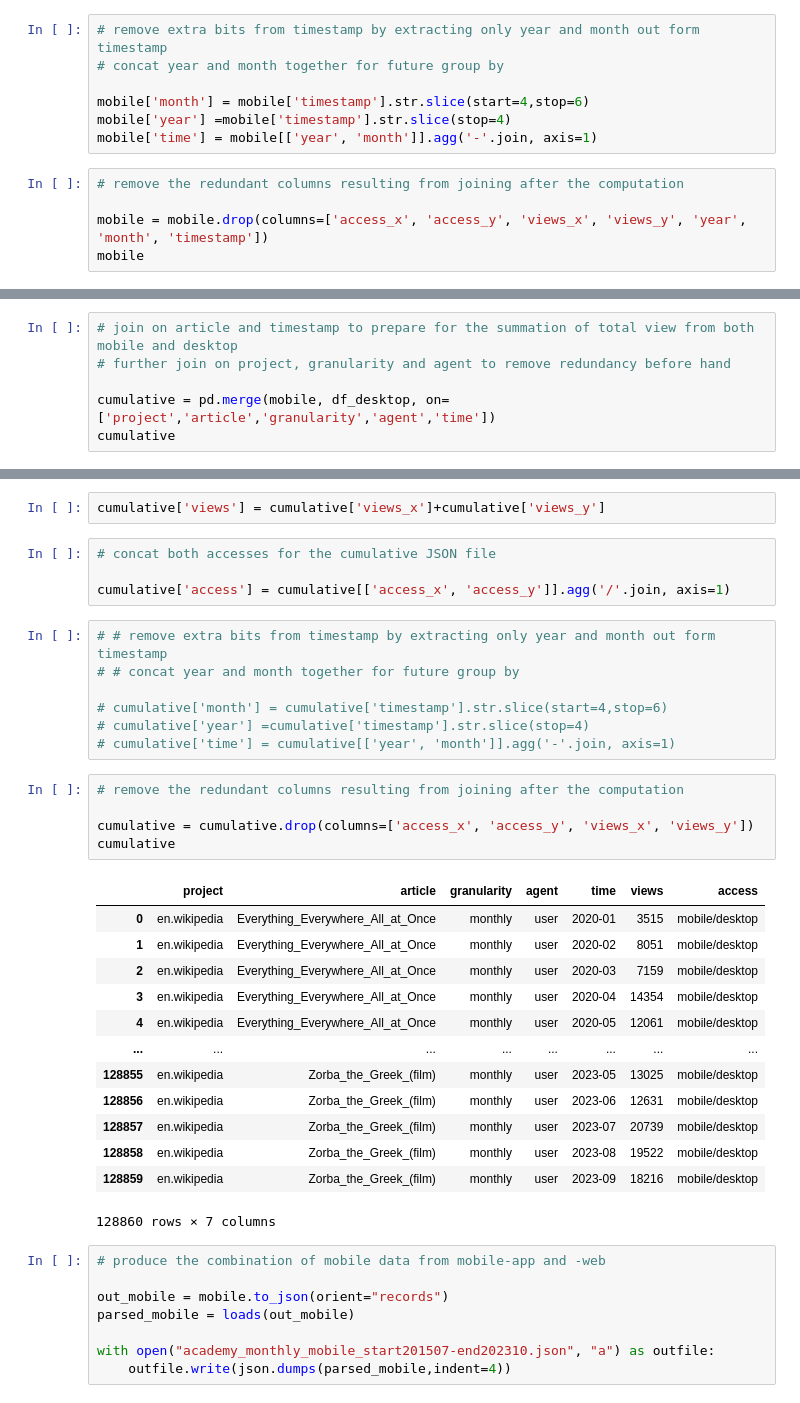
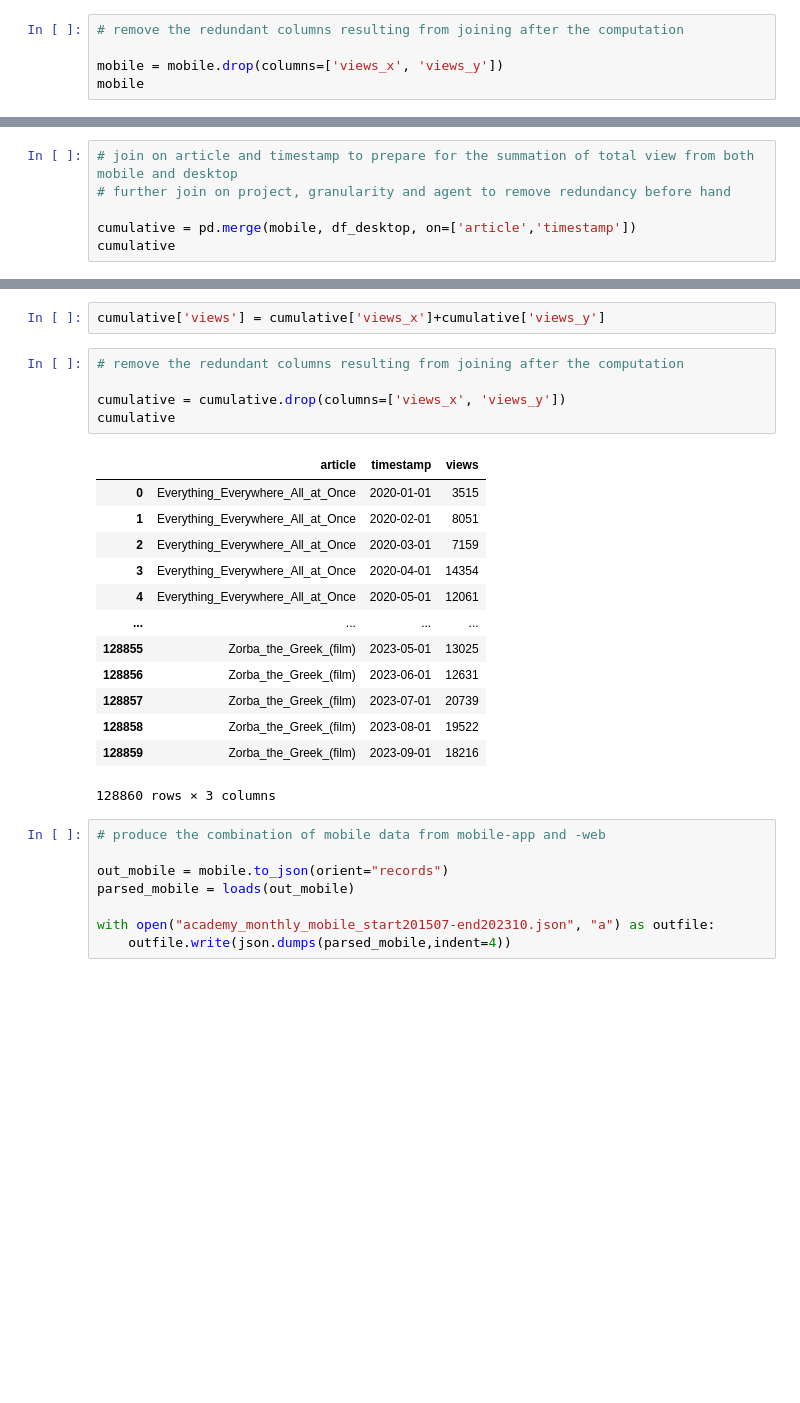
Before and after one commit to hww1999/UW_MSDS_Data512_AU23_HW1, a Jupyter notebook: data/data processing.ipynb, the cells around one changed output, grey strips where cells are left out. Cells and saved outputs as stored; diff of their text form; blank space fills up the shorter version.

```diff
--- a/data/data processing.ipynb
+++ b/data/data processing.ipynb
@@ -120,13 +135,6 @@ mobile['access'] = mobile['access_x'].str.slice(stop=6)
-# %%
-# remove extra bits from timestamp by extracting only year and month out form timestamp
-# concat year and month together for future group by
-
-mobile['month'] = mobile['timestamp'].str.slice(start=4,stop=6)
-mobile['year'] =mobile['timestamp'].str.slice(stop=4)
-mobile['time'] = mobile[['year', 'month']].agg('-'.join, axis=1)
 # %%
 # remove the redundant columns resulting from joining after the computation
 
-mobile = mobile.drop(columns=['access_x', 'access_y', 'views_x', 'views_y', 'year', 'month', 'timestamp'])
+mobile = mobile.drop(columns=['views_x', 'views_y'])
 mobile
 # %% [output]
@@ -149,6 +157,6 @@ mobile
 # join on article and timestamp to prepare for the summation of total view from both mobile and desktop
 # further join on project, granularity and agent to remove redundancy before hand
 
-cumulative = pd.merge(mobile, df_desktop, on=['project','article','granularity','agent','time'])
+cumulative = pd.merge(mobile, df_desktop, on=['article','timestamp'])
 cumulative
 # %% [output]
@@ -168,35 +176,24 @@ cumulative
 # %%
 cumulative['views'] = cumulative['views_x']+cumulative['views_y']
-# %%
-# concat both accesses for the cumulative JSON file
-
-cumulative['access'] = cumulative[['access_x', 'access_y']].agg('/'.join, axis=1)
-# %%
-# # remove extra bits from timestamp by extracting only year and month out form timestamp
-# # concat year and month together for future group by
-
-# cumulative['month'] = cumulative['timestamp'].str.slice(start=4,stop=6)
-# cumulative['year'] =cumulative['timestamp'].str.slice(stop=4)
-# cumulative['time'] = cumulative[['year', 'month']].agg('-'.join, axis=1)
 # %%
 # remove the redundant columns resulting from joining after the computation
 
-cumulative = cumulative.drop(columns=['access_x', 'access_y', 'views_x', 'views_y'])
+cumulative = cumulative.drop(columns=['views_x', 'views_y'])
 cumulative
 # %% [output]
-|  | project | article | granularity | agent | time | views | access |
-| 0 | en.wikipedia | Everything_Everywhere_All_at_Once | monthly | user | 2020-01 | 3515 | mobile/desktop |
-| 1 | en.wikipedia | Everything_Everywhere_All_at_Once | monthly | user | 2020-02 | 8051 | mobile/desktop |
-| 2 | en.wikipedia | Everything_Everywhere_All_at_Once | monthly | user | 2020-03 | 7159 | mobile/desktop |
-| 3 | en.wikipedia | Everything_Everywhere_All_at_Once | monthly | user | 2020-04 | 14354 | mobile/desktop |
-| 4 | en.wikipedia | Everything_Everywhere_All_at_Once | monthly | user | 2020-05 | 12061 | mobile/desktop |
-| ... | ... | ... | ... | ... | ... | ... | ... |
-| 128855 | en.wikipedia | Zorba_the_Greek_(film) | monthly | user | 2023-05 | 13025 | mobile/desktop |
-| 128856 | en.wikipedia | Zorba_the_Greek_(film) | monthly | user | 2023-06 | 12631 | mobile/desktop |
-| 128857 | en.wikipedia | Zorba_the_Greek_(film) | monthly | user | 2023-07 | 20739 | mobile/desktop |
-| 128858 | en.wikipedia | Zorba_the_Greek_(film) | monthly | user | 2023-08 | 19522 | mobile/desktop |
-| 128859 | en.wikipedia | Zorba_the_Greek_(film) | monthly | user | 2023-09 | 18216 | mobile/desktop |
+|  | article | timestamp | views |
+| 0 | Everything_Everywhere_All_at_Once | 2020-01-01 | 3515 |
+| 1 | Everything_Everywhere_All_at_Once | 2020-02-01 | 8051 |
+| 2 | Everything_Everywhere_All_at_Once | 2020-03-01 | 7159 |
+| 3 | Everything_Everywhere_All_at_Once | 2020-04-01 | 14354 |
+| 4 | Everything_Everywhere_All_at_Once | 2020-05-01 | 12061 |
+| ... | ... | ... | ... |
+| 128855 | Zorba_the_Greek_(film) | 2023-05-01 | 13025 |
+| 128856 | Zorba_the_Greek_(film) | 2023-06-01 | 12631 |
+| 128857 | Zorba_the_Greek_(film) | 2023-07-01 | 20739 |
+| 128858 | Zorba_the_Greek_(film) | 2023-08-01 | 19522 |
+| 128859 | Zorba_the_Greek_(film) | 2023-09-01 | 18216 |
-128860 rows × 7 columns
+128860 rows × 3 columns
 # %%
 # produce the combination of mobile data from mobile-app and -web
 
```
Also changed, not shown: parts of 18 cells of this notebook, 3 other files.
